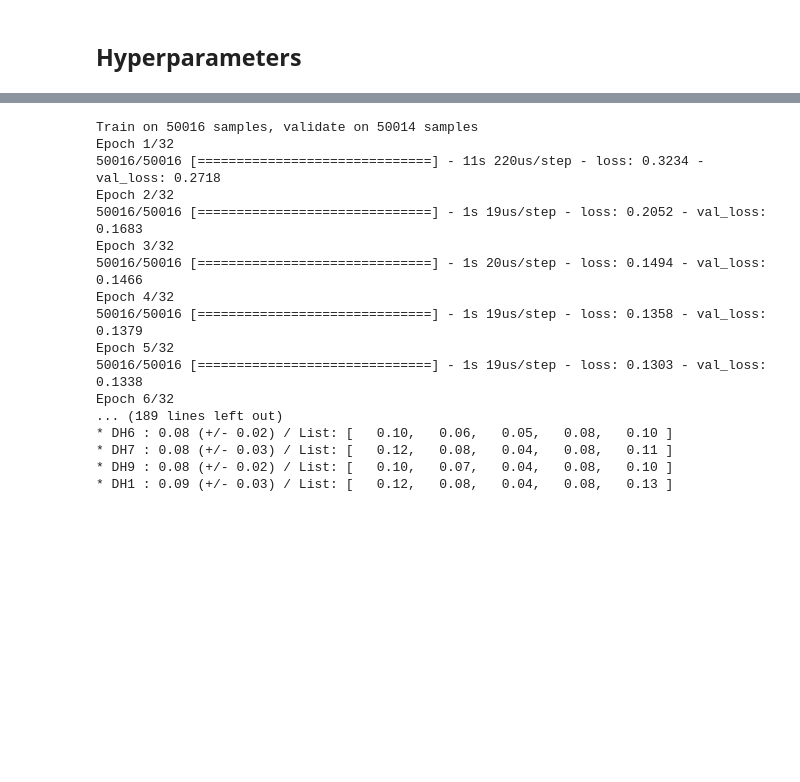
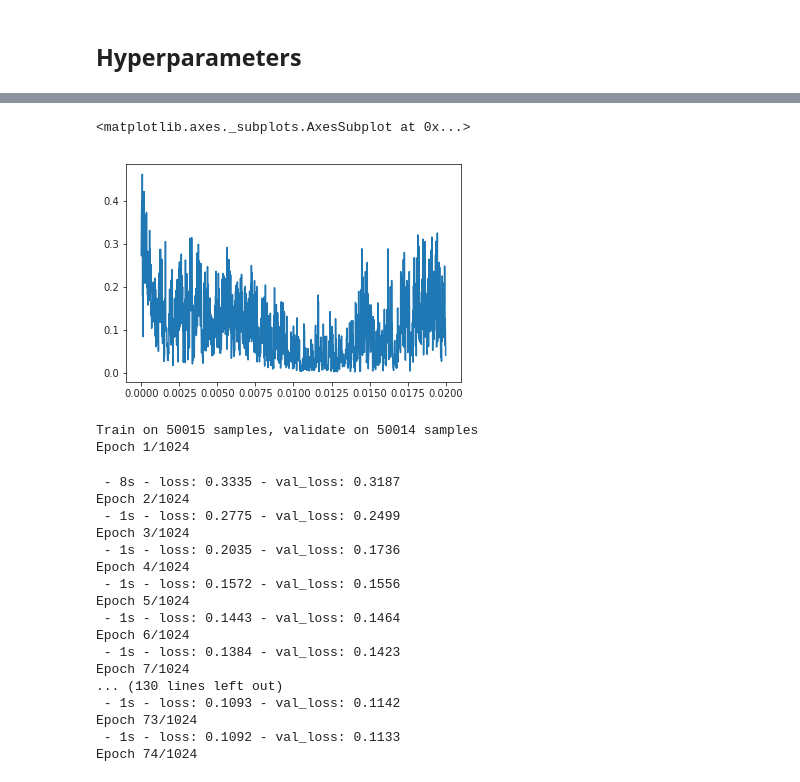
Before and after one commit to albertotb/solar, a Jupyter notebook: notebooks/train_model-Conv2D_Clearsky.ipynb, the cells around one changed output, grey strips where cells are left out. Saved outputs shown, nothing was run; the diff lists cells and outputs as text; code cells hidden in the pictures; blank space fills up the shorter version.

```diff
--- a/notebooks/train_model-Conv2D_Clearsky.ipynb
+++ b/notebooks/train_model-Conv2D_Clearsky.ipynb
@@ -264,24 +288,34 @@ def make_model_all_conv2d( n_sensors=17, time_slices = 1):
+# %%
+sns.set_style('ticks')
+sns.lineplot(c2.history['lr'],c2.history['loss'])
+# plt.xscale('log')
+# %% [output]
+<matplotlib.axes._subplots.AxesSubplot at 0x...>
+[figure, added]
 # %%
-model, mae_val_list = train_and_test_all(df_train,chosen_times,
-                                         to_array_all_cov2d,
+model, mae_val_list = train_and_validate(df_train,chosen_times,
+                                         to_array_cov2d,
                                          make_model_all_conv2d,
-                                         longs_np,verbose=1)
+                                         epochs=epochs,
+                                         verbose=2)
 print_mae_sensors(mae_val_list,longs_np)
 # %% [output]
-Train on 50016 samples, validate on 50014 samples
-Epoch 1/32
-50016/50016 [==============================] - 11s 220us/step - loss: 0.3234 - val_loss: 0.2718
-Epoch 2/32
-50016/50016 [==============================] - 1s 19us/step - loss: 0.2052 - val_loss: 0.1683
-Epoch 3/32
-50016/50016 [==============================] - 1s 20us/step - loss: 0.1494 - val_loss: 0.1466
-Epoch 4/32
-50016/50016 [==============================] - 1s 19us/step - loss: 0.1358 - val_loss: 0.1379
-Epoch 5/32
-50016/50016 [==============================] - 1s 19us/step - loss: 0.1303 - val_loss: 0.1338
-Epoch 6/32
-... (189 lines left out)
-* DH6 : 0.08 (+/- 0.02) / List: [   0.10,   0.06,   0.05,   0.08,   0.10 ]
-* DH7 : 0.08 (+/- 0.03) / List: [   0.12,   0.08,   0.04,   0.08,   0.11 ]
-* DH9 : 0.08 (+/- 0.02) / List: [   0.10,   0.07,   0.04,   0.08,   0.10 ]
-* DH1 : 0.09 (+/- 0.03) / List: [   0.12,   0.08,   0.04,   0.08,   0.13 ]
+Train on 50015 samples, validate on 50014 samples
+Epoch 1/1024
+ - 8s - loss: 0.3335 - val_loss: 0.3187
+Epoch 2/1024
+ - 1s - loss: 0.2775 - val_loss: 0.2499
+Epoch 3/1024
+ - 1s - loss: 0.2035 - val_loss: 0.1736
+Epoch 4/1024
+ - 1s - loss: 0.1572 - val_loss: 0.1556
+Epoch 5/1024
+ - 1s - loss: 0.1443 - val_loss: 0.1464
+Epoch 6/1024
+ - 1s - loss: 0.1384 - val_loss: 0.1423
+Epoch 7/1024
+... (130 lines left out)
+ - 1s - loss: 0.1093 - val_loss: 0.1142
+Epoch 73/1024
+ - 1s - loss: 0.1092 - val_loss: 0.1133
+Epoch 74/1024
```
Also changed, not shown: parts of 30 cells of this notebook, 2 other files.
